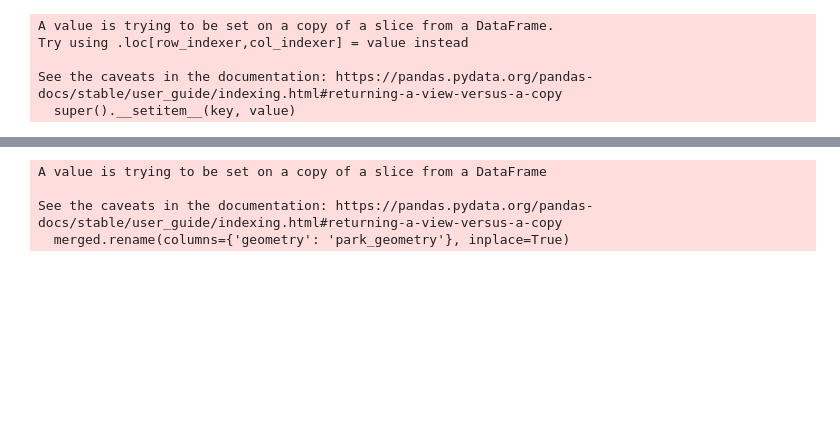
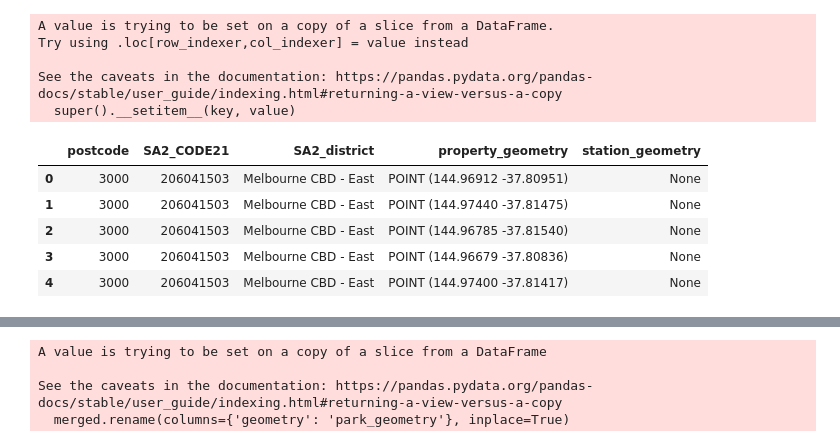
Before and after one commit to HenrikHao/real-estate-industry-project, a Jupyter notebook: notebooks/Aggregation.ipynb, the cells around one changed output, grey strips where cells are left out. Saved outputs shown, nothing was run; the diff lists cells and outputs as text; code cells hidden in the pictures; blank space fills up the shorter version.

```diff
--- a/notebooks/Aggregation.ipynb
+++ b/notebooks/Aggregation.ipynb
@@ -52,3 +104,12 @@ Try using .loc[row_indexer,col_indexer] = value instead
 
 See the caveats in the documentation: https://pandas.pydata.org/pandas-docs/stable/user_guide/indexing.html#returning-a-view-versus-a-copy
   super().__setitem__(key, value)
+# %%
+merged.head()
+# %% [output]
+|  | postcode | SA2_CODE21 | SA2_district | property_geometry | station_geometry |
+| 0 | 3000 | 206041503 | Melbourne CBD - East | POINT (144.96912 -37.80951) | None |
+| 1 | 3000 | 206041503 | Melbourne CBD - East | POINT (144.97440 -37.81475) | None |
+| 2 | 3000 | 206041503 | Melbourne CBD - East | POINT (144.96785 -37.81540) | None |
+| 3 | 3000 | 206041503 | Melbourne CBD - East | POINT (144.96679 -37.80836) | None |
+| 4 | 3000 | 206041503 | Melbourne CBD - East | POINT (144.97400 -37.81417) | None |
```
Also changed, not shown: parts of 14 cells of this notebook, 12 other files.
